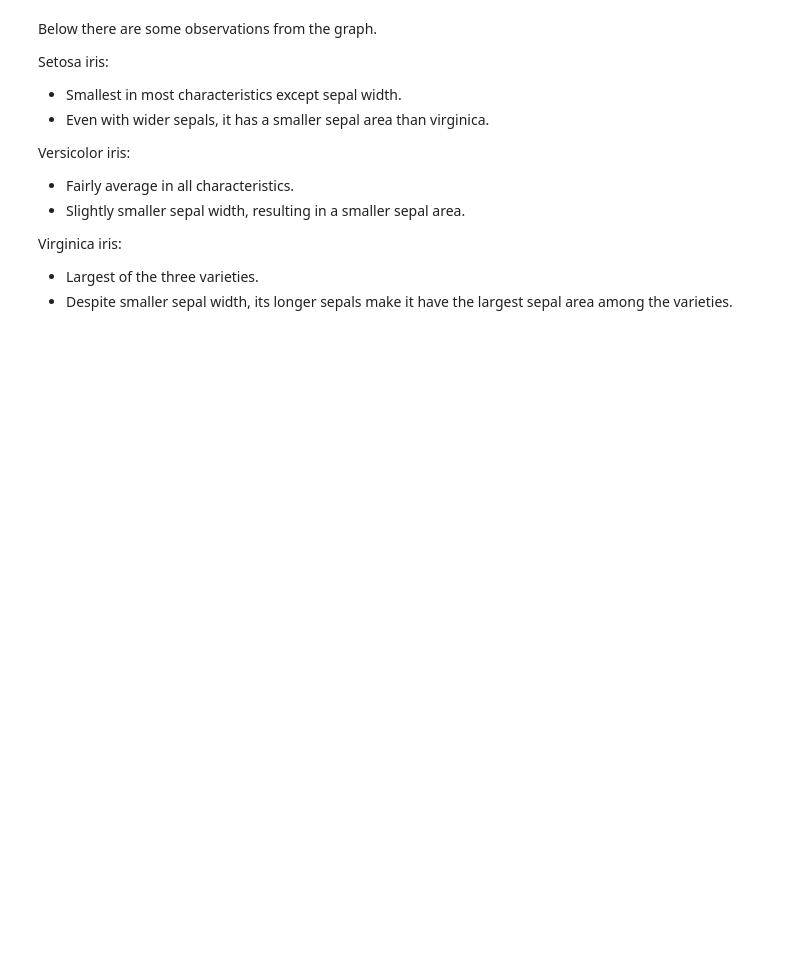
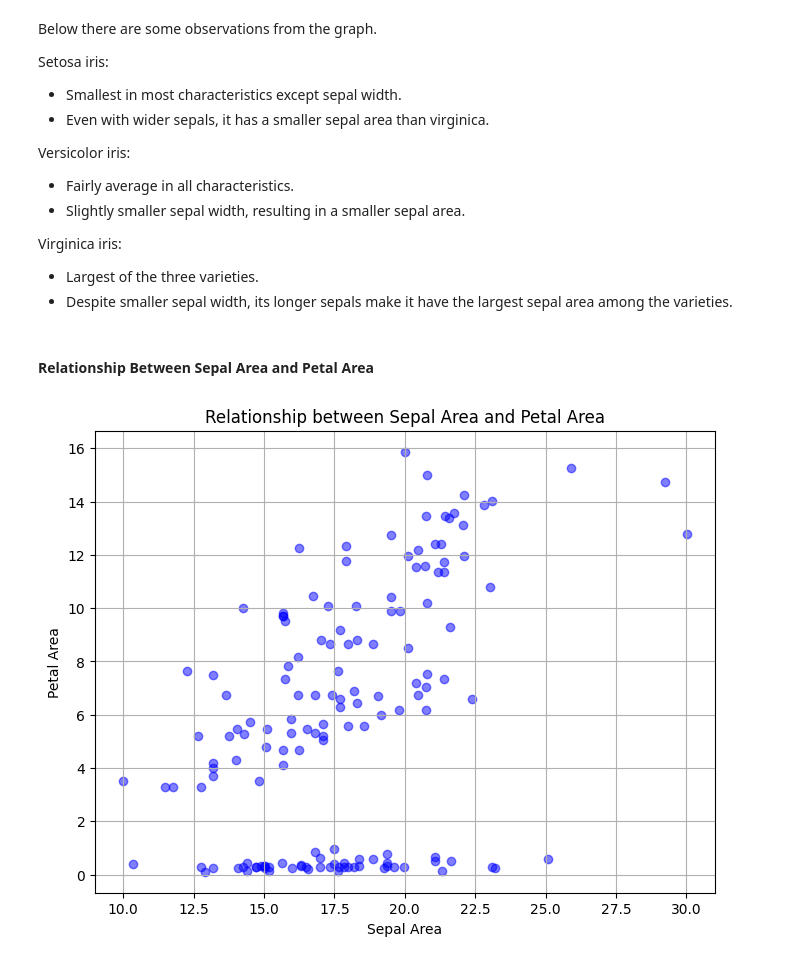
Before and after one commit to Karpoozi/datafun-04-jupyter, a Jupyter notebook: brookerichards_eda.ipynb, the cells around one changed output. Saved outputs shown, nothing was run; the diff lists cells and outputs as text; code cells hidden in the pictures; blank space fills up the shorter version.

```diff
--- a/brookerichards_eda.ipynb
+++ b/brookerichards_eda.ipynb
@@ -142,5 +140,15 @@ Versicolor iris:
 Virginica iris:
 * Largest of the three varieties.
 * Despite smaller sepal width, its longer sepals make it have the largest sepal area among the varieties.
-# %% [markdown]
-####
+# %% [markdown]
+#### Relationship Between Sepal Area and Petal Area
+# %%
+plt.figure(figsize=(8, 6))
+plt.scatter(df['Sepal Area'], df['Petal Area'], color='blue', alpha=0.5)
+plt.title('Relationship between Sepal Area and Petal Area')
+plt.xlabel('Sepal Area')
+plt.ylabel('Petal Area')
+plt.grid(True)
+plt.show()
+# %% [output]
+[figure, added]
```
Also changed, not shown: parts of 1 cell of this notebook.
